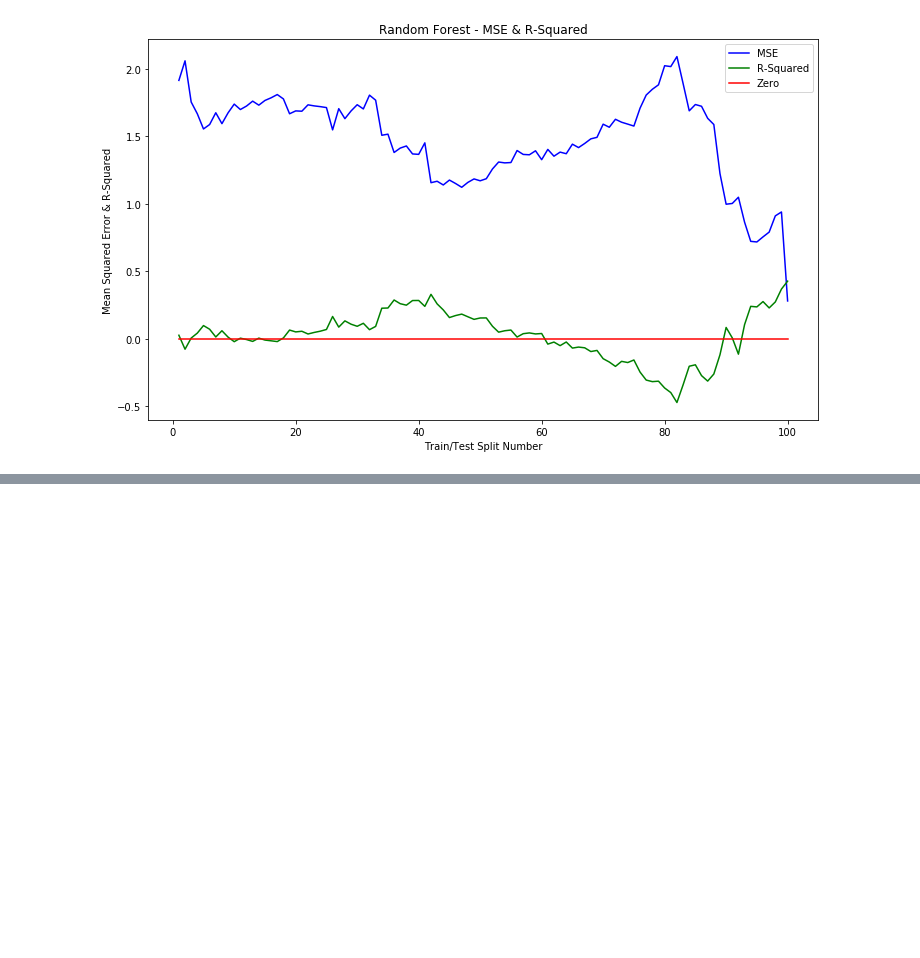
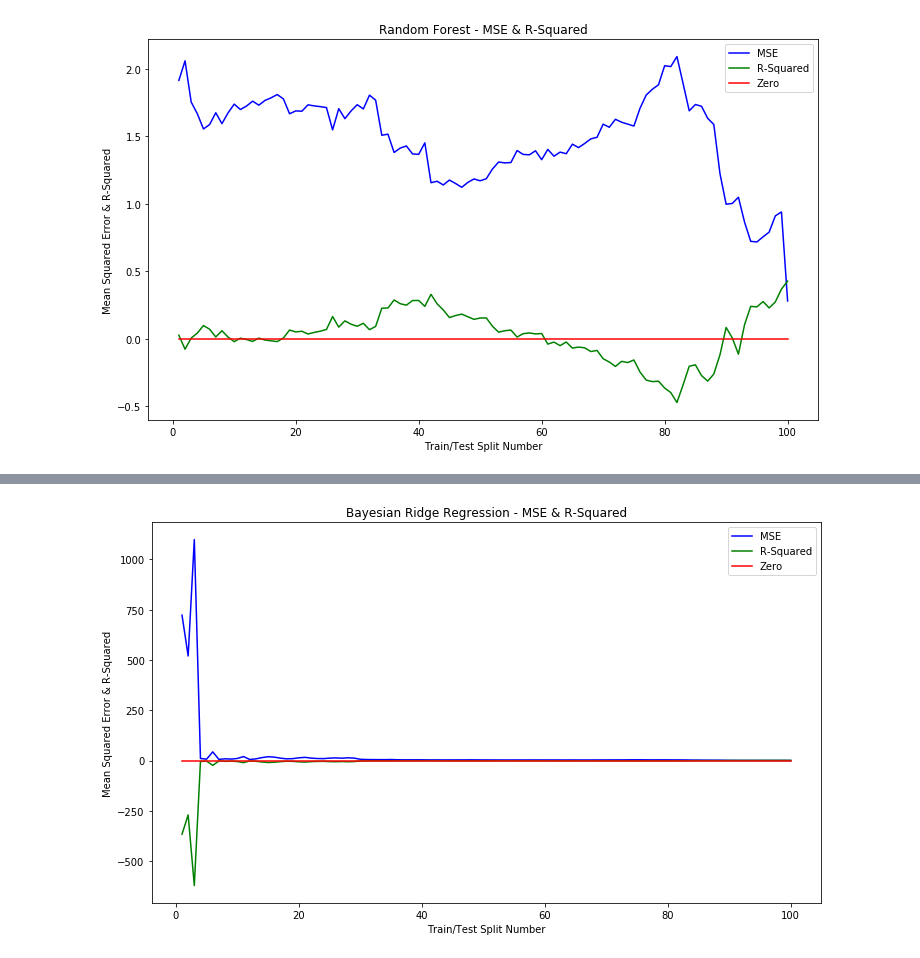
Before and after one commit to meenmo/Forecasting_Stock_Returns_via_Supervised_Learning, a Jupyter notebook: Code/AAT-DT_v2.ipynb, the cells around one changed output, grey strips where cells are left out. Saved outputs shown, nothing was run; the diff lists cells and outputs as text; code cells hidden in the pictures; blank space fills up the shorter version.

```diff
--- a/Code/AAT-DT_v2.ipynb
+++ b/Code/AAT-DT_v2.ipynb
@@ -530,0 +680,4 @@ Testing Observations:  211
+# %%
+Call_BayesianRidge(100)
+# %% [output]
+[figure, added]
```
Also changed, not shown: parts of 7 cells of this notebook.
